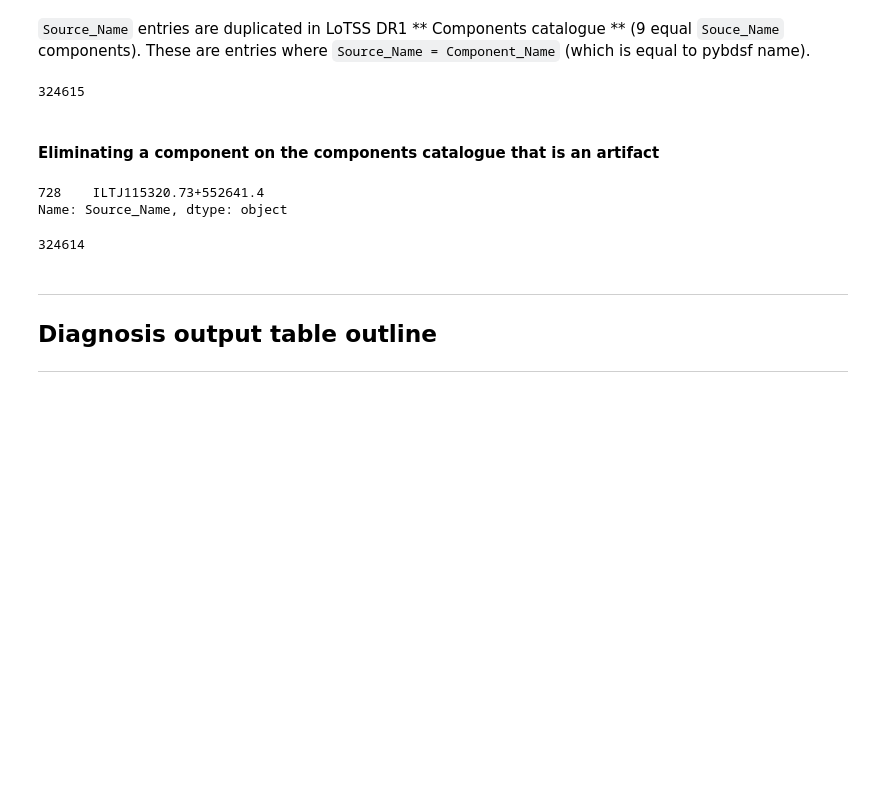
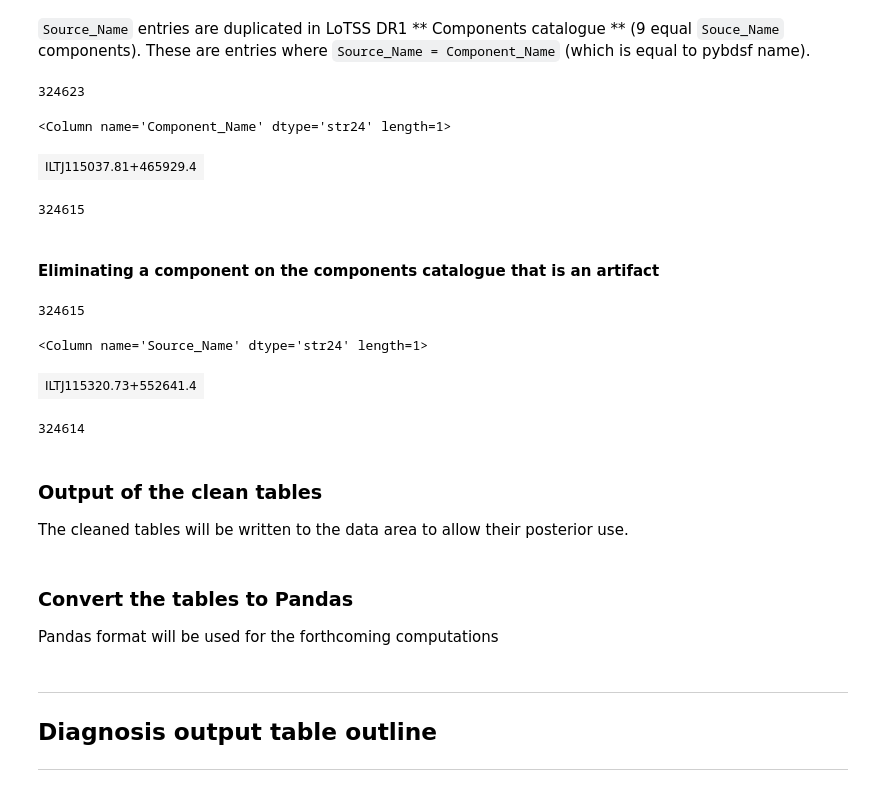
Before and after one commit to laraalegre/lotss-dr1, a Jupyter notebook: PyBDSF_DR1_associations.ipynb, the cells around one changed output. Saved outputs shown, nothing was run; the diff lists cells and outputs as text; code cells hidden in the pictures; blank space fills up the shorter version.

```diff
--- a/PyBDSF_DR1_associations.ipynb
+++ b/PyBDSF_DR1_associations.ipynb
@@ -98,3 +113,13 @@ gauss_cleaned.update(clean_gauss)
 #### Eliminating duplicated entries
 # %% [markdown]
 `Source_Name` entries are duplicated in LoTSS DR1 ** Components catalogue ** (9 equal `Souce_Name` components). These are entries where `Source_Name = Component_Name` (which is equal to pybdsf name).
+# %%
+len(components)
+# %% [output]
+324623
+# %%
+component_names, component_count = np.unique(components['Component_Name'], return_counts=True)
+component_names[component_count > 1]
+# %% [output]
+<Column name='Component_Name' dtype='str24' length=1>
+| ILTJ115037.81+465929.4 |
@@ -101,22 +128,30 @@ gauss_cleaned.update(clean_gauss)
 # %%
 # Eliminating these from the components catalogue (and just keeping the first entry)
-clean_comp = components.drop_duplicates('Component_Name', keep = 'first')
-len(clean_comp)
+clean_comp = components[component_index]
-# %% [output]
-324615
+# %%
+len(clean_comp)
+# %% [output]
+324615
 # %% [markdown]
 #### Eliminating a component on the components catalogue that is an artifact
+# %%
+len(clean_comp)
+# %% [output]
+324615
 # %%
 # This is an artifact from the artifact catalogue that was not removed from the components catalogue
-component_artifact = artifacts_cleaned[artifacts_cleaned['Source_Name'].
-                                       isin(clean_comp['Component_Name'])]
+component_artifact = artifacts_cleaned[np.isin(artifacts_cleaned['Source_Name'], clean_comp['Component_Name'])]
 component_artifact['Source_Name']
 # %% [output]
-728    ILTJ115320.73+552641.4
-Name: Source_Name, dtype: object
+<Column name='Source_Name' dtype='str24' length=1>
+| ILTJ115320.73+552641.4 |
 # %%
-components_cleaned = clean_comp[~clean_comp['Component_Name'].
-                                isin(component_artifact['Source_Name'])]
-len(components_cleaned)
+components_cleaned = clean_comp[~np.isin(clean_comp['Component_Name'], artifacts_cleaned['Source_Name'])]
-# %% [output]
-324614
+# %%
+len(components_cleaned)
+# %% [output]
+324614
+# %% [markdown]
+### Output of the clean tables
+
+The cleaned tables will be written to the data area to allow their posterior use.
@@ -122,0 +162,4 @@ len(components_cleaned)
+# %% [markdown]
+### Convert the tables to Pandas
+
+Pandas format will be used for the forthcoming computations
```
Also changed, not shown: parts of 38 cells of this notebook.
